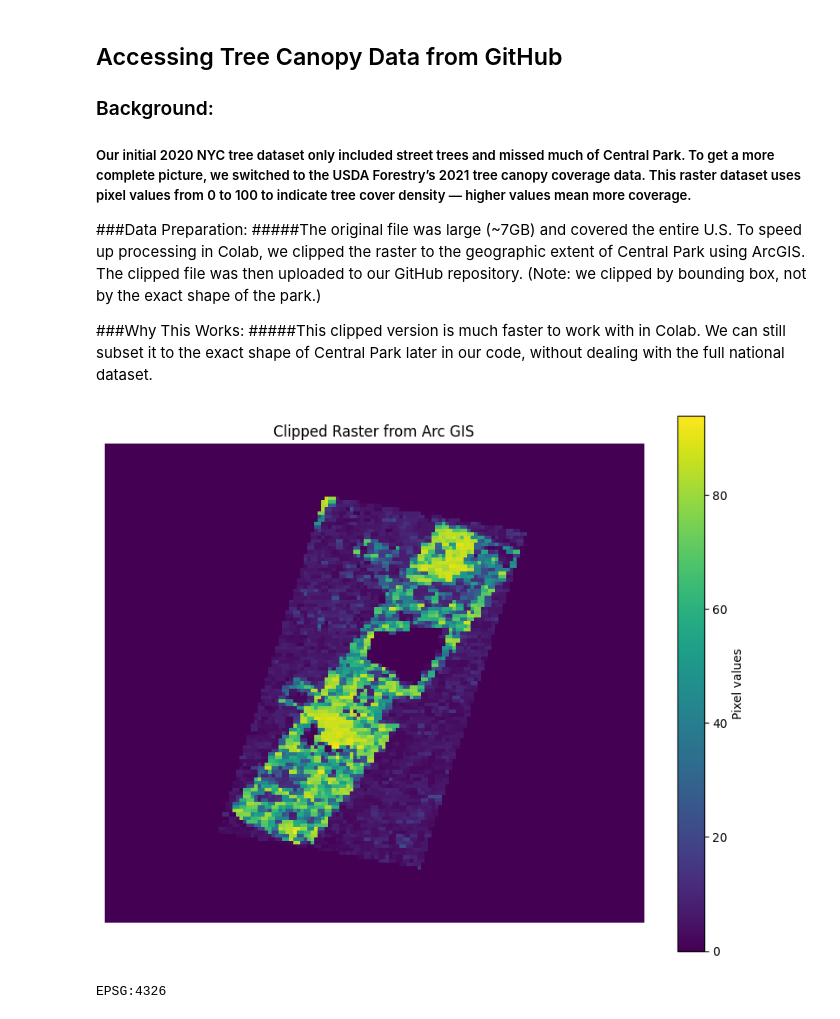
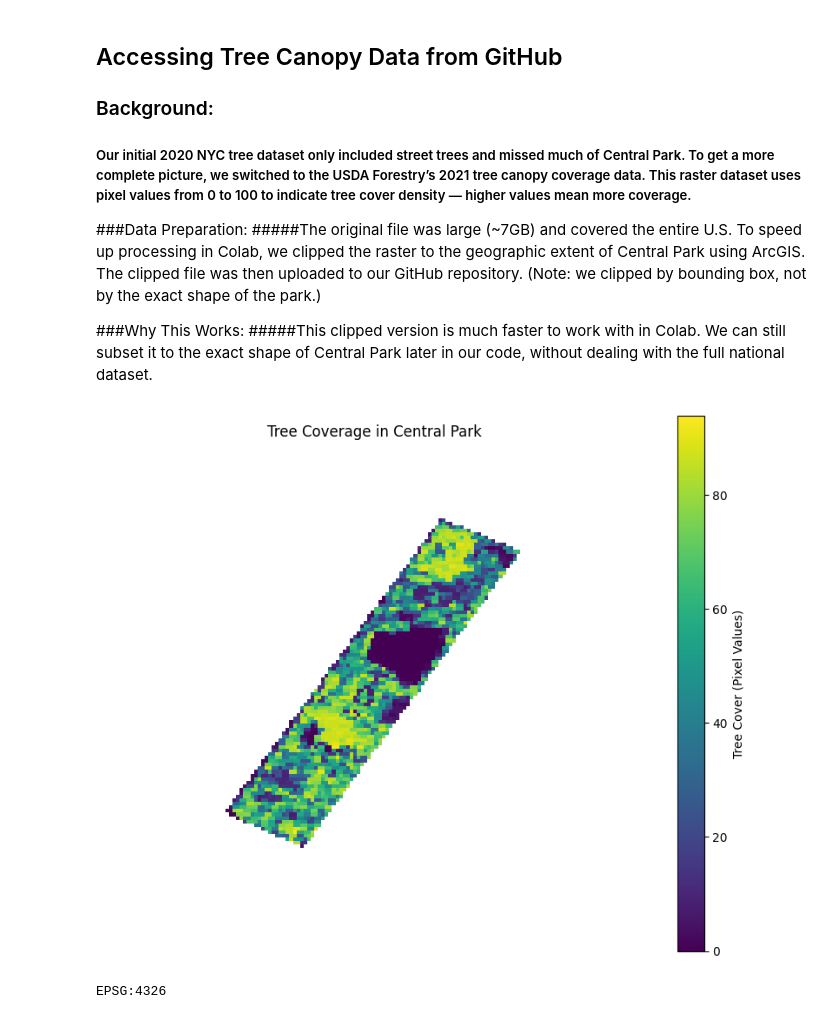
Before and after one commit to envirodatascience/final-project-go-squirrels, a Jupyter notebook: Zaya_Go_Squirrels.ipynb, the cells around one changed output. Saved outputs shown, nothing was run; the diff lists cells and outputs as text; code cells hidden in the pictures.

```diff
--- a/Zaya_Go_Squirrels.ipynb
+++ b/Zaya_Go_Squirrels.ipynb
@@ -213,8 +226,6 @@ df_sq.head()
 ###Why This Works:
 #####This clipped version is much faster to work with in Colab. We can still subset it to the exact shape of Central Park later in our code, without dealing with the full national dataset.
 # %%
-# Load the clipped raster
-from rasterio.warp import calculate_default_transform, reproject, Resampling
 
 # Change the Raster data CRS to match the shapefile's.
 dst_path = "reprojected_raster.tif"
@@ -245,36 +256,50 @@ with rasterio.open('https://raw.githubusercontent.com/envirodatascience/final-pr
                 dst_crs=dst_crs,
                 resampling=Resampling.nearest
             )
-
-
-# Now open the reprojected raster
-with rasterio.open(dst_path) as reproj:
-    image = reproj.read(1)  # Read first band
-    profile = reproj.profile
-
-    # Reproject your shapefile to match the new raster CRS
-    shp = central_shp.to_crs(reproj.crs)
-
-    geoms = [feature["geometry"] for feature in shp.__geo_interface__['features']]
-    out_image, out_transform = mask(reproj, geoms, crop=True)
-    out_meta = reproj.meta
-
-out_meta.update({
-    "driver": "GTiff",
-    "height": out_image.shape[1],
-    "width": out_image.shape[2],
-    "transform": out_transform
-})
-
-# Plot it
-plt.figure(figsize=(10, 8))
-plt.imshow(image, cmap='viridis')
-plt.title("Clipped Raster from Arc GIS")
-plt.colorbar(label='Pixel values')
-plt.axis('off')
-plt.show()
-# %% [output]
-[figure, removed]
+# %%
+# Open the reprojected raster
+with rasterio.open(dst_path) as reproj:
+    image = reproj.read(1).astype('float32')   # Read first band as float32
+    profile = reproj.profile
+    out_transform = reproj.transform  # Save original transform
+
+    # Reproject shapefile to match raster CRS
+    shp = central_shp.to_crs(reproj.crs)
+
+    # Get geometries
+    geoms = [feature["geometry"] for feature in shp.__geo_interface__['features']]
+
+# Create a mask: True inside the shapefile area
+mask_array = geometry_mask(
+    geoms,
+    out_shape=image.shape,
+    transform=out_transform,
+    invert=True  # True inside shapes
+)
+
+# Apply mask: outside = np.nan VERY Important for running the regression
+out_image = np.where(mask_array, image, np.nan).reshape(1, image.shape[0], image.shape[1])
+
+# Set metadata
+out_meta = profile.copy()
+out_meta.update({
+    "driver": "GTiff",
+    "height": out_image.shape[1],
+    "width": out_image.shape[2],
+    "transform": out_transform,
+    "nodata": np.nan,
+    "dtype": 'float32'
+})
+
+# Plot it
+plt.figure(figsize=(10, 8))
+plt.imshow(out_image[0], cmap='viridis')   # <== use out_image[0] directly
+plt.title("Tree Coverage in Central Park")
+plt.colorbar(label='Tree Cover (Pixel Values)')
+plt.axis('off')
+plt.show()
+# %% [output]
+[figure, added]
 # %%
 print(central_shp.crs)
 # %% [output]
```
Also changed, not shown: parts of 21 cells of this notebook.
